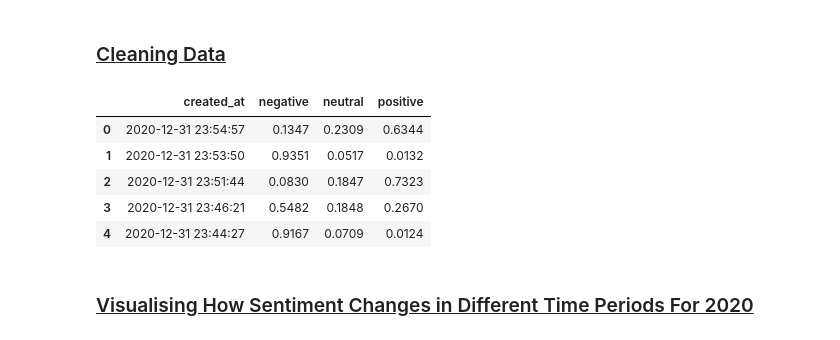
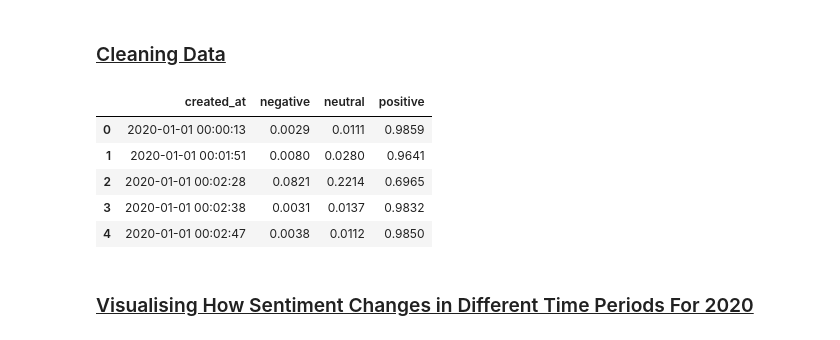
Before and after one commit to christywastaken/twitter-sentiment-analysis, a Jupyter notebook: twitter_sentiment_analysis.ipynb, the cells around one changed output. Saved outputs shown, nothing was run; the diff lists cells and outputs as text; code cells hidden in the pictures.

```diff
--- a/twitter_sentiment_analysis.ipynb
+++ b/twitter_sentiment_analysis.ipynb
@@ -186,11 +204,10 @@ with SQLContextManager('twitter_sentiment_analysis.db') as connection:
 ### <u>Identifying Gaps in Data<u/>
 # %%
 # check for gaps in data and sort by largest gaps.
-with SQLContextManager('twitter_sentiment_analysis.db') as connection:
-    query = "SELECT * FROM all_2020"
-    tweet_df_2020 = pd.read_sql(query, connection)
 
-tweet_df_time_gaps_2020 = check_gaps_in_data(tweet_df_2020)
+tweet_df_time_gaps_2020 = check_gaps_in_data(epoch_tweet_df_2020)
 tweet_df_time_gaps_2020.sort_values(by='time_diff_mins', inplace=True, ascending=False)
+
+tweet_df_time_gaps_2020.head(10)
 # %% [output]
 Error: single positional indexer is out-of-bounds
@@ -232,9 +260,9 @@ plt.show()
 # %%
 # analyse the sentiment of the data.
 with SQLContextManager('twitter_sentiment_analysis.db') as connection:
-    query = "SELECT * FROM all_2020"
+    query = "SELECT * FROM all_2020_2"
     tweet_df_2020 = pd.read_sql(query, connection)
     sentiment_tweet_df_2020 = SentimentAnalysis().analyse_sentiment(tweet_df=tweet_df_2020)
-    # sentiment_tweet_df_2020.to_sql('all_2020_sentiment', connection, if_exists='replace', index=False)
+    sentiment_tweet_df_2020.to_sql('all_2020_sentiment_2', connection, if_exists='replace', index=False)
 # %% [output]
 Running sentiment analysis. This could take a while.
@@ -265,7 +293,7 @@ sentiment_tweet_df_2020.dropna(subset=['negative', 'neutral', 'positive'], inpla
 
 #Save to SQL
 with SQLContextManager('twitter_sentiment_analysis.db') as connection:
-    sentiment_tweet_df_2020.to_sql('all_2022_sentiment', connection, if_exists='replace', index=False)
+    sentiment_tweet_df_2020.to_sql('all_2022_sentiment_2', connection, if_exists='replace', index=False)
 # %% [markdown]
 ### <u>Visualizing Distribution of Sentiment</u>
 # %%
@@ -302,25 +330,25 @@ plt.show()
 # %%
 # Removing timezone info
 with SQLContextManager('twitter_sentiment_analysis.db') as connection:
-    query = "SELECT * FROM all_2020_sentiment"
+    query = "SELECT * FROM all_2020_sentiment_2"
     sentiment_df_2020 = pd.read_sql(query, connection)
     sentiment_df_2020['created_at'] = pd.to_datetime(sentiment_df_2020['created_at']).dt.tz_localize(None)
-    sentiment_df_2020.to_sql('all_2020_sentiment', connection,if_exists='replace', index=False)
+    sentiment_df_2020.to_sql('all_2020_sentiment_2', connection,if_exists='replace', index=False)
 # %%
 
 # Get df with only created_at and sentiment.
 with SQLContextManager('twitter_sentiment_analysis.db') as connection:
-    query = "SELECT created_at, negative, neutral, positive FROM all_2020_sentiment"
+    query = "SELECT created_at, negative, neutral, positive FROM all_2020_sentiment_2"
     sentiment_df_2020 = pd.read_sql(query, connection)
 
 sentiment_df_2020.head(5)
 # %% [output]
 |  | created_at | negative | neutral | positive |
-| 0 | 2020-12-31 23:54:57 | 0.1347 | 0.2309 | 0.6344 |
-| 1 | 2020-12-31 23:53:50 | 0.9351 | 0.0517 | 0.0132 |
-| 2 | 2020-12-31 23:51:44 | 0.0830 | 0.1847 | 0.7323 |
-| 3 | 2020-12-31 23:46:21 | 0.5482 | 0.1848 | 0.2670 |
-| 4 | 2020-12-31 23:44:27 | 0.9167 | 0.0709 | 0.0124 |
+| 0 | 2020-01-01 00:00:13 | 0.0029 | 0.0111 | 0.9859 |
+| 1 | 2020-01-01 00:01:51 | 0.0080 | 0.0280 | 0.9641 |
+| 2 | 2020-01-01 00:02:28 | 0.0821 | 0.2214 | 0.6965 |
+| 3 | 2020-01-01 00:02:38 | 0.0031 | 0.0137 | 0.9832 |
+| 4 | 2020-01-01 00:02:47 | 0.0038 | 0.0112 | 0.9850 |
 # %% [markdown]
 ### <u>Visualising How Sentiment Changes in Different Time Periods For 2020</u>
 # %%
```
Also changed, not shown: parts of 9 cells of this notebook.
